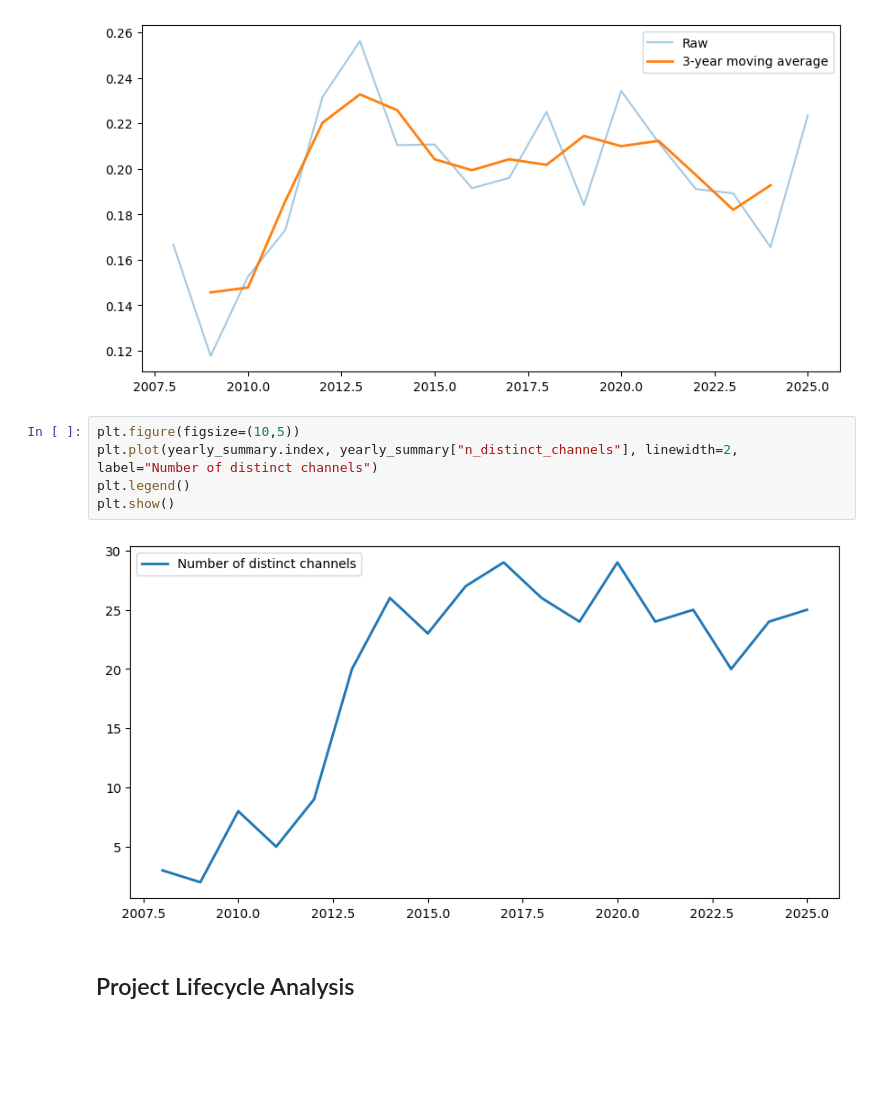
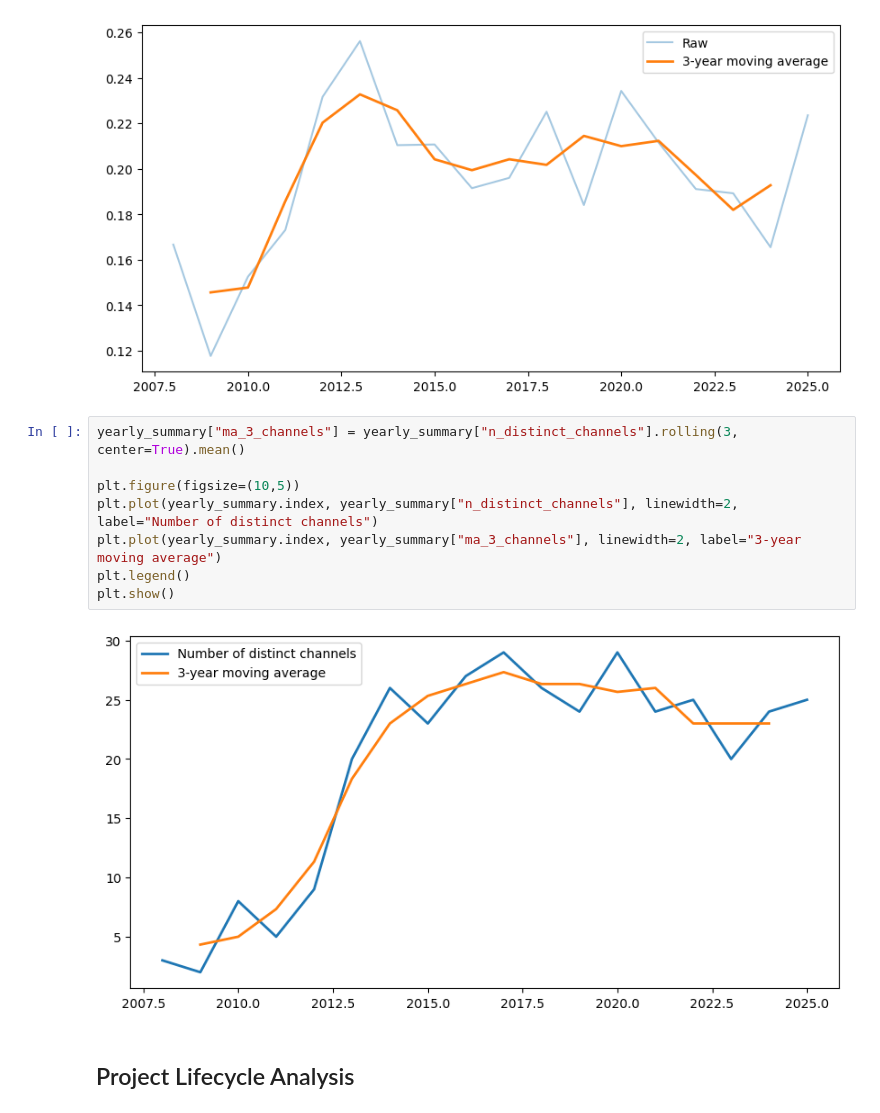
Before and after one commit to Leonard-Esser/autumn-2025-results, a Jupyter notebook: data_analysis.ipynb, the cells around one changed output. Saved outputs shown, nothing was run; the diff lists cells and outputs as text; blank space fills up the shorter version.

```diff
--- a/data_analysis.ipynb
+++ b/data_analysis.ipynb
@@ -1007,12 +1019,15 @@ plt.show()
 # %% [output]
 [figure]
 # %%
+yearly_summary["ma_3_channels"] = yearly_summary["n_distinct_channels"].rolling(3, center=True).mean()
+
 plt.figure(figsize=(10,5))
 plt.plot(yearly_summary.index, yearly_summary["n_distinct_channels"], linewidth=2, label="Number of distinct channels")
+plt.plot(yearly_summary.index, yearly_summary["ma_3_channels"], linewidth=2, label="3-year moving average")
 plt.legend()
 plt.show()
 # %% [output]
-[figure, old version]
+[figure, new version]
 # %% [markdown]
 ## Project Lifecycle Analysis
 # %% [markdown]
```
Also changed, not shown: parts of 21 cells of this notebook.
